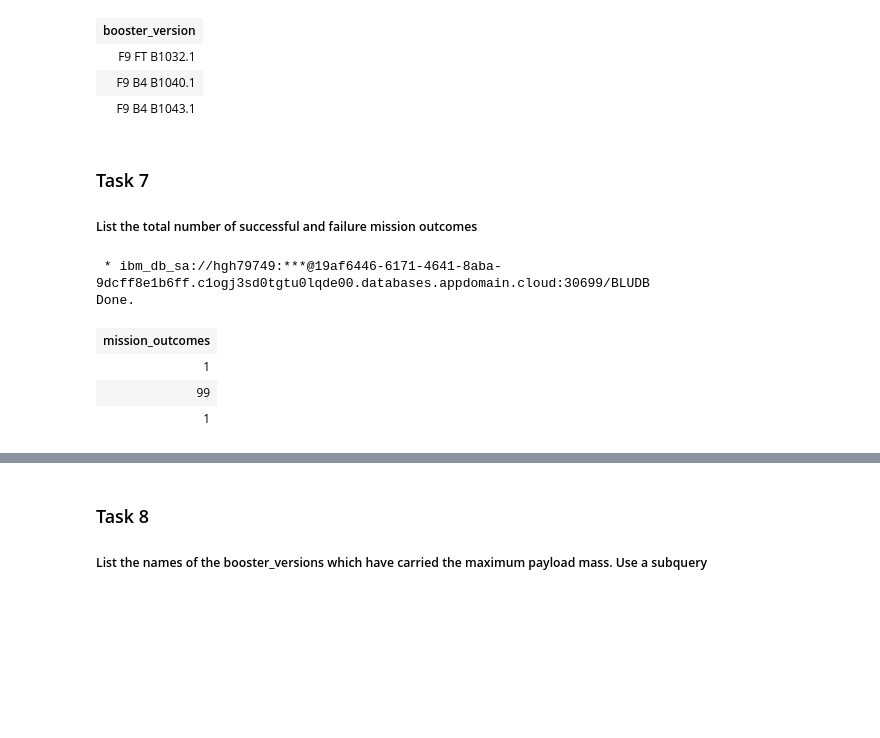
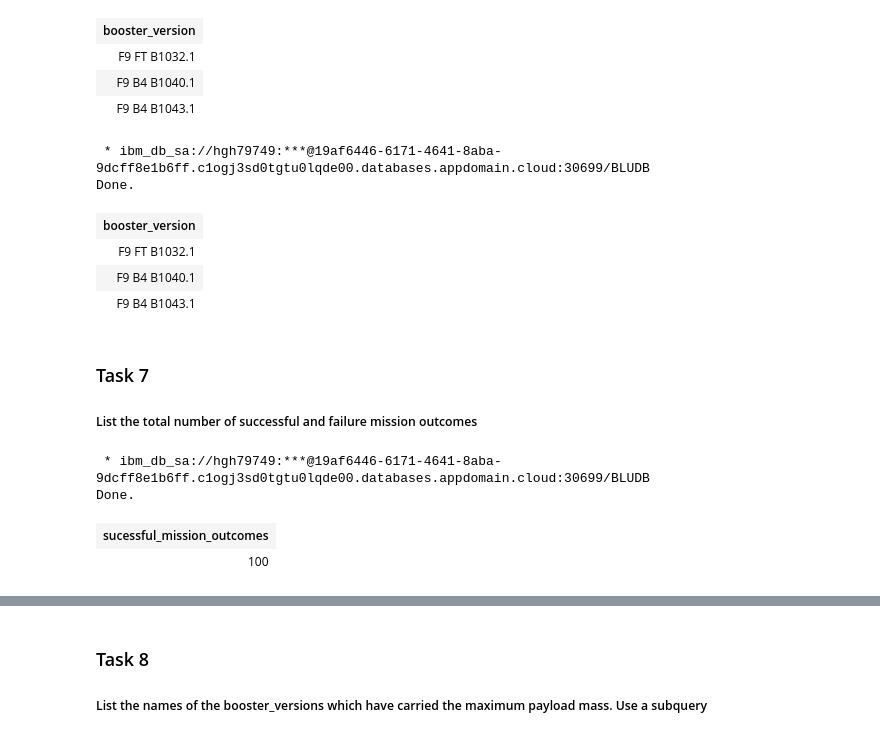
Before and after one commit to OsamaAli95/CasptoneProject-, a Jupyter notebook: EDA with SQL lab.ipynb, the cells around one changed output, grey strips where cells are left out. Drawn from its saved outputs; the diff is of its cells as text; code cells hidden in the pictures; blank space fills up the shorter version.

```diff
--- a/EDA with SQL lab.ipynb
+++ b/EDA with SQL lab.ipynb
@@ -202,16 +214,29 @@ Done.
 | F9 FT B1032.1 |
 | F9 B4 B1040.1 |
 | F9 B4 B1043.1 |
+# %%
+%sql SELECT BOOSTER_VERSION AS booster_version \
+FROM SPACEXDATASET \
+WHERE LANDING__OUTCOME = 'Success (ground pad)' \
+AND PAYLOAD_MASS__KG_ > 4000 \
+AND PAYLOAD_MASS__KG_ < 6000
+# %% [output]
+ * ibm_db_sa://hgh79749:***@19af6446-6171-4641-8aba-9dcff8e1b6ff.c1ogj3sd0tgtu0lqde00.databases.appdomain.cloud:30699/BLUDB
+Done.
+| booster_version |
+| F9 FT B1032.1 |
+| F9 B4 B1040.1 |
+| F9 B4 B1043.1 |
 # %% [markdown]
 ### Task 7
 
 ##### List the total number of successful and failure mission outcomes
 # %%
-%sql SELECT COUNT(MISSION_OUTCOME) AS MISSION_OUTCOMES FROM SPACEXDATASET GROUP BY MISSION_OUTCOME
+%sql SELECT COUNT(MISSION_OUTCOME) AS SUCESSFUL_MISSION_OUTCOMES\
+FROM SPACEXDATASET \
+WHERE MISSION_OUTCOME lIKE '%Success%'
 # %% [output]
  * ibm_db_sa://hgh79749:***@19af6446-6171-4641-8aba-9dcff8e1b6ff.c1ogj3sd0tgtu0lqde00.databases.appdomain.cloud:30699/BLUDB
 Done.
-| mission_outcomes |
-| 1 |
-| 99 |
-| 1 |
+| sucessful_mission_outcomes |
+| 100 |
```
Also changed, not shown: parts of 12 cells of this notebook.
